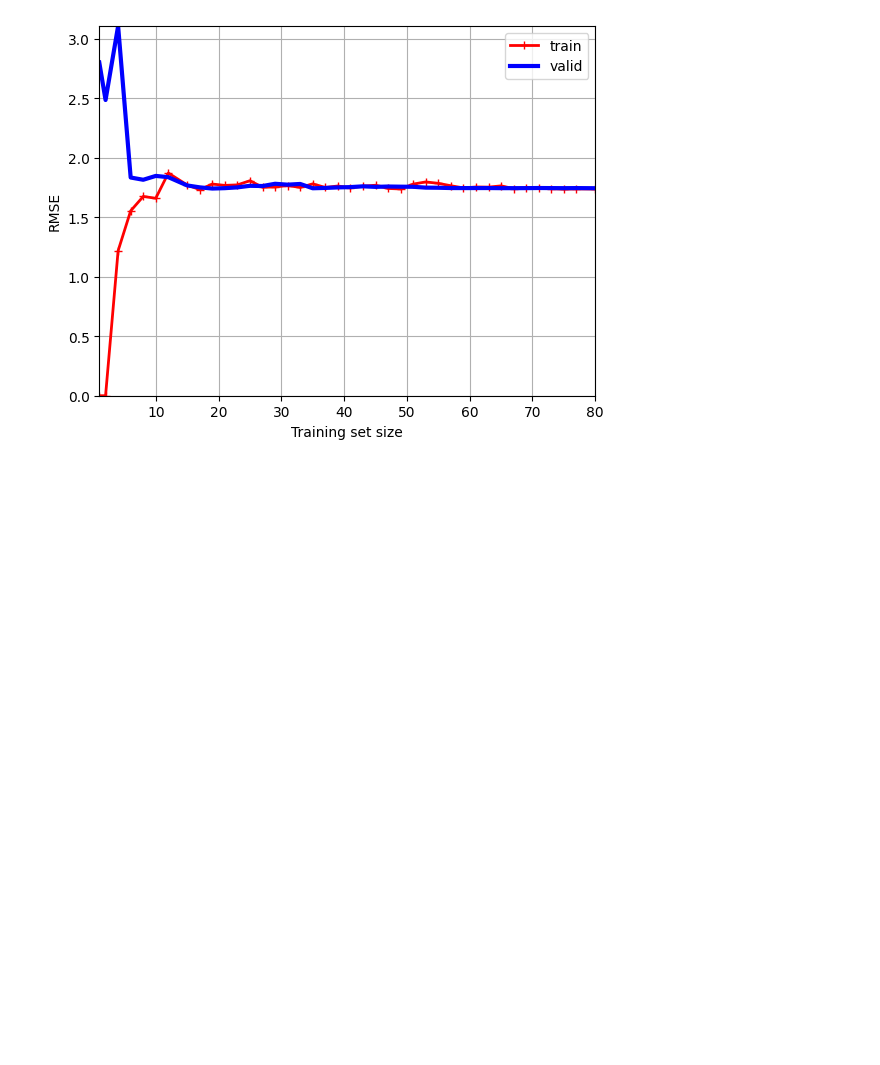
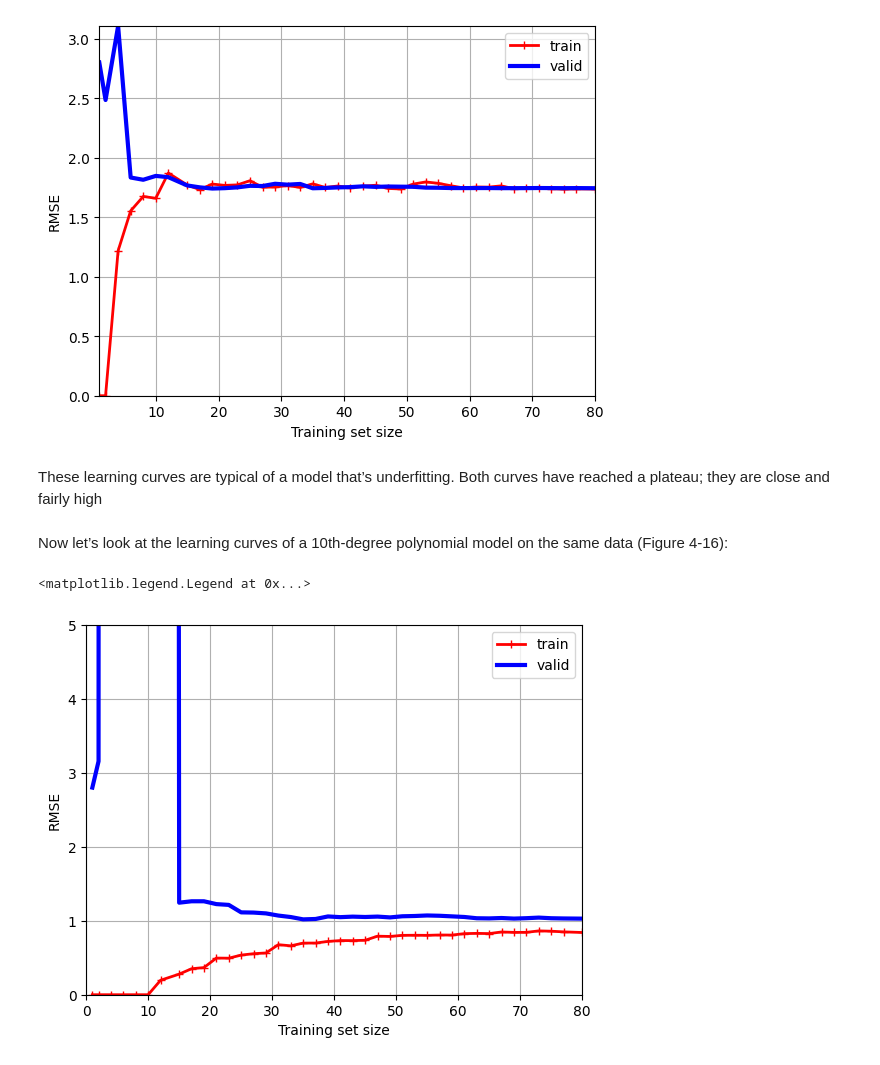
Before and after one commit to adarsha-7/machine-learning, a Jupyter notebook: chapter_4/chapter_code/main.ipynb, the cells around one changed output. Saved outputs shown, nothing was run; the diff lists cells and outputs as text; code cells hidden in the pictures; blank space fills up the shorter version.

```diff
--- a/chapter_4/chapter_code/main.ipynb
+++ b/chapter_4/chapter_code/main.ipynb
@@ -500,0 +498,32 @@ reached a plateau; they are close and fairly high
+# %% [markdown]
+These learning curves are typical of a model that’s underfitting. Both curves have
+reached a plateau; they are close and fairly high
+# %% [markdown]
+Now let’s look at the learning curves of a 10th-degree polynomial model on the same
+data (Figure 4-16):
+# %%
+from sklearn.pipeline import make_pipeline
+
+polynomial_regression = make_pipeline(
+    PolynomialFeatures(degree=10, include_bias=False),
+    LinearRegression()
+)
+
+train_sizes, train_scores, valid_scores = learning_curve(
+    polynomial_regression, X, y, train_sizes=np.linspace(0.01, 1.0, 40), cv=5,
+    scoring="neg_root_mean_squared_error"
+)
+
+train_errors = -train_scores.mean(axis=1)
+valid_errors = -valid_scores.mean(axis=1)
+# %%
+plt.plot(train_sizes, train_errors, "r-+", linewidth=2, label="train")
+plt.plot(train_sizes, valid_errors, "b-", linewidth=3, label="valid")
+plt.grid()
+plt.xlabel("Training set size")
+plt.ylabel("RMSE")
+plt.axis([0, 80, 0, 5])
+plt.legend()
+# %% [output]
+<matplotlib.legend.Legend at 0x...>
+[figure, added]
```
Also changed, not shown: parts of 13 cells of this notebook.
